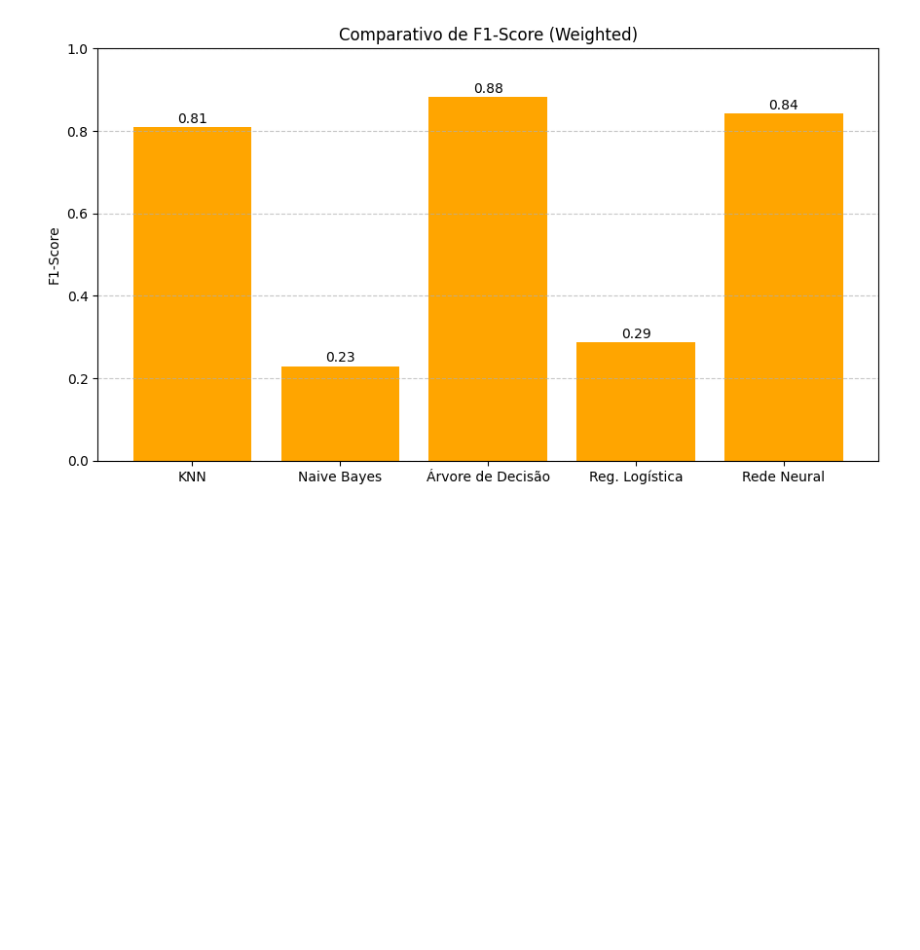
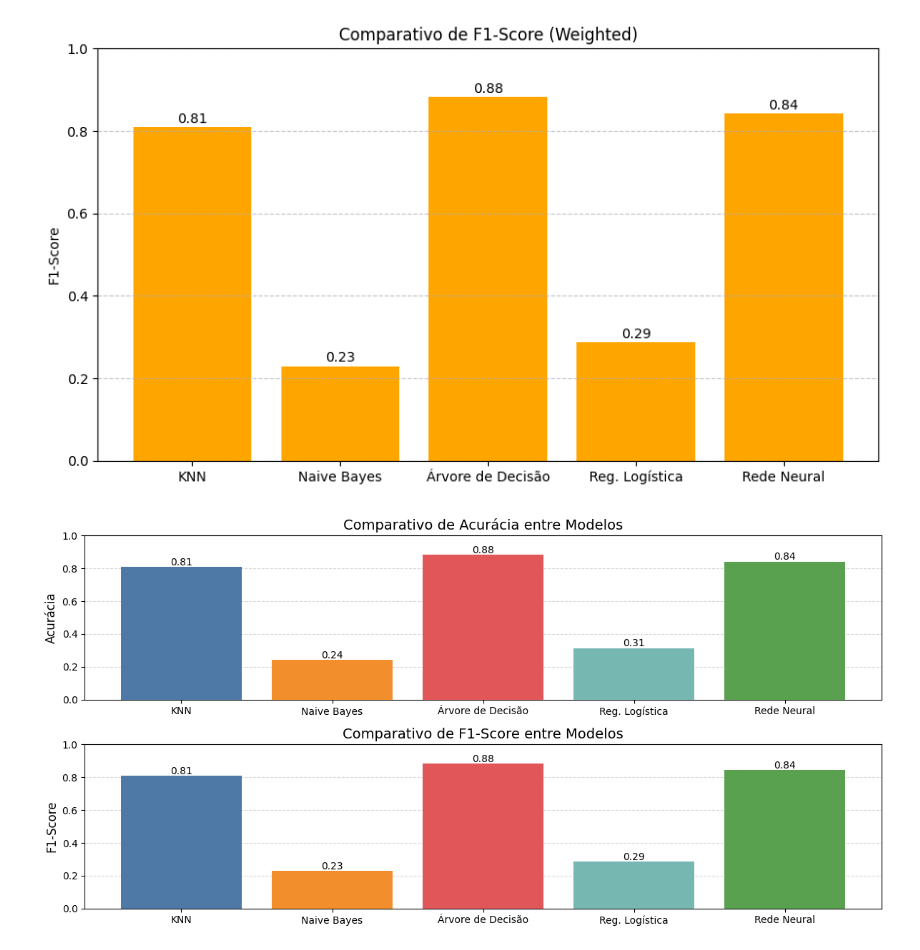
Before and after one commit to enzoalencar/LA-earthquake, a Jupyter notebook: main.ipynb, the cells around one changed output. Saved outputs shown, nothing was run; the diff lists cells and outputs as text; code cells hidden in the pictures; blank space fills up the shorter version.

```diff
--- a/main.ipynb
+++ b/main.ipynb
@@ -401,3 +403,41 @@ plt.tight_layout()
 plt.show()
 # %% [output]
 [figure]
+# %%
+model_names = ['KNN', 'Naive Bayes', 'Árvore de Decisão', 'Reg. Logística', 'Rede Neural']
+
+accuracies = [knn_accuracy, nb_accuracy, dtree_accuracy, rl_accuracy, rn_accuracy]
+f1_scores  = [knn_f1_score, nb_f1_score, dtree_f1_score, rl_f1_score, rn_f1_score]
+
+colors = ['#4E79A7', '#F28E2B', '#E15759', '#76B7B2', '#59A14F']
+
+plt.figure(figsize=(12, 6))
+
+# Gráfico: Acurácia
+plt.subplot(2, 1, 1)
+plt.grid(axis='y', linestyle='--', alpha=0.5, zorder=0)
+bars1 = plt.bar(model_names, accuracies, color=colors, zorder=3)
+plt.title('Comparativo de Acurácia entre Modelos', fontsize=14)
+plt.ylabel('Acurácia', fontsize=12)
+plt.ylim(0, 1)
+
+for bar in bars1:
+    plt.text(bar.get_x() + bar.get_width()/2, bar.get_height() + 0.01,
+             f'{bar.get_height():.2f}', ha='center', fontsize=10)
+
+# Gráfico: F1-Score
+plt.subplot(2, 1, 2)
+plt.grid(axis='y', linestyle='--', alpha=0.5, zorder=0)
+bars2 = plt.bar(model_names, f1_scores, color=colors, zorder=3)
+plt.title('Comparativo de F1-Score entre Modelos', fontsize=14)
+plt.ylabel('F1-Score', fontsize=12)
+plt.ylim(0, 1)
+
+for bar in bars2:
+    plt.text(bar.get_x() + bar.get_width()/2, bar.get_height() + 0.01,
+             f'{bar.get_height():.2f}', ha='center', fontsize=10)
+
+plt.tight_layout()
+plt.show()
+# %% [output]
+[figure, added]
```
Also changed, not shown: parts of 1 cell of this notebook.
